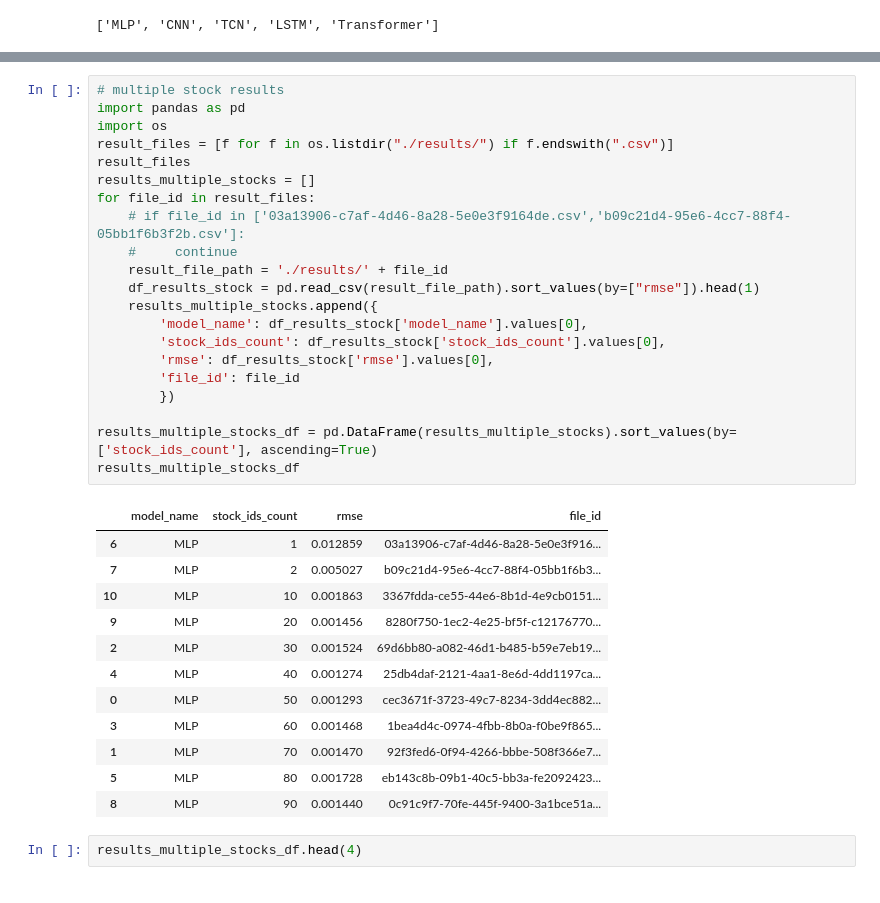
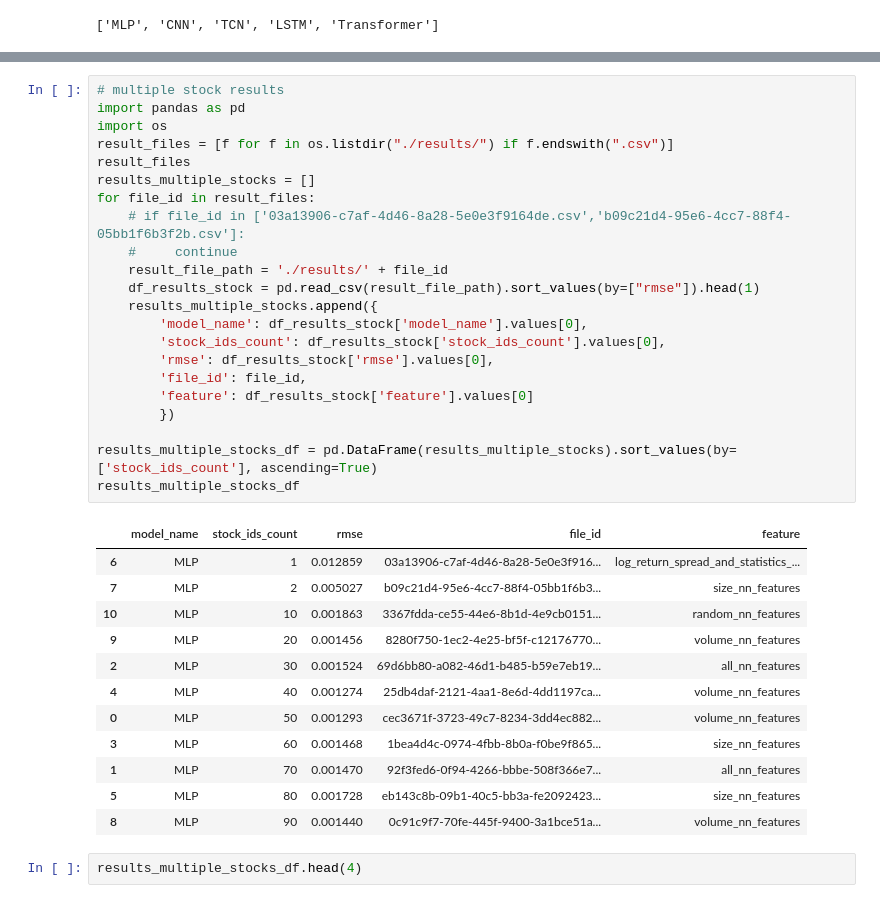
Before and after one commit to poo5zan/masters-research-project, a Jupyter notebook: results_analysis.ipynb, the cells around one changed output, grey strips where cells are left out. Cells and saved outputs as stored; diff of their text form.

```diff
--- a/results_analysis.ipynb
+++ b/results_analysis.ipynb
@@ -121,37 +121,38 @@ get_best_model_from_group(df, 'epochs')
 # %%
 # multiple stock results
 import pandas as pd
 import os
 result_files = [f for f in os.listdir("./results/") if f.endswith(".csv")]
 result_files
 results_multiple_stocks = []
 for file_id in result_files:
     # if file_id in ['03a13906-c7af-4d46-8a28-5e0e3f9164de.csv','b09c21d4-95e6-4cc7-88f4-05bb1f6b3f2b.csv']:
     #     continue
     result_file_path = './results/' + file_id
     df_results_stock = pd.read_csv(result_file_path).sort_values(by=["rmse"]).head(1)
     results_multiple_stocks.append({
         'model_name': df_results_stock['model_name'].values[0],
         'stock_ids_count': df_results_stock['stock_ids_count'].values[0],
         'rmse': df_results_stock['rmse'].values[0],
-        'file_id': file_id
+        'file_id': file_id,
+        'feature': df_results_stock['feature'].values[0]
         })
 
 results_multiple_stocks_df = pd.DataFrame(results_multiple_stocks).sort_values(by=['stock_ids_count'], ascending=True)
 results_multiple_stocks_df
 # %% [output]
-|  | model_name | stock_ids_count | rmse | file_id |
-| 6 | MLP | 1 | 0.012859 | 03a13906-c7af-4d46-8a28-5e0e3f916... |
-| 7 | MLP | 2 | 0.005027 | b09c21d4-95e6-4cc7-88f4-05bb1f6b3... |
-| 10 | MLP | 10 | 0.001863 | 3367fdda-ce55-44e6-8b1d-4e9cb0151... |
-| 9 | MLP | 20 | 0.001456 | 8280f750-1ec2-4e25-bf5f-c12176770... |
-| 2 | MLP | 30 | 0.001524 | 69d6bb80-a082-46d1-b485-b59e7eb19... |
-| 4 | MLP | 40 | 0.001274 | 25db4daf-2121-4aa1-8e6d-4dd1197ca... |
-| 0 | MLP | 50 | 0.001293 | cec3671f-3723-49c7-8234-3dd4ec882... |
-| 3 | MLP | 60 | 0.001468 | 1bea4d4c-0974-4fbb-8b0a-f0be9f865... |
-| 1 | MLP | 70 | 0.001470 | 92f3fed6-0f94-4266-bbbe-508f366e7... |
-| 5 | MLP | 80 | 0.001728 | eb143c8b-09b1-40c5-bb3a-fe2092423... |
-| 8 | MLP | 90 | 0.001440 | 0c91c9f7-70fe-445f-9400-3a1bce51a... |
+|  | model_name | stock_ids_count | rmse | file_id | feature |
+| 6 | MLP | 1 | 0.012859 | 03a13906-c7af-4d46-8a28-5e0e3f916... | log_return_spread_and_statistics_... |
+| 7 | MLP | 2 | 0.005027 | b09c21d4-95e6-4cc7-88f4-05bb1f6b3... | size_nn_features |
+| 10 | MLP | 10 | 0.001863 | 3367fdda-ce55-44e6-8b1d-4e9cb0151... | random_nn_features |
+| 9 | MLP | 20 | 0.001456 | 8280f750-1ec2-4e25-bf5f-c12176770... | volume_nn_features |
+| 2 | MLP | 30 | 0.001524 | 69d6bb80-a082-46d1-b485-b59e7eb19... | all_nn_features |
+| 4 | MLP | 40 | 0.001274 | 25db4daf-2121-4aa1-8e6d-4dd1197ca... | volume_nn_features |
+| 0 | MLP | 50 | 0.001293 | cec3671f-3723-49c7-8234-3dd4ec882... | volume_nn_features |
+| 3 | MLP | 60 | 0.001468 | 1bea4d4c-0974-4fbb-8b0a-f0be9f865... | size_nn_features |
+| 1 | MLP | 70 | 0.001470 | 92f3fed6-0f94-4266-bbbe-508f366e7... | all_nn_features |
+| 5 | MLP | 80 | 0.001728 | eb143c8b-09b1-40c5-bb3a-fe2092423... | size_nn_features |
+| 8 | MLP | 90 | 0.001440 | 0c91c9f7-70fe-445f-9400-3a1bce51a... | volume_nn_features |
 # %%
 results_multiple_stocks_df.head(4)
 # %% [output]
```
Also changed, not shown: 1 other file.
